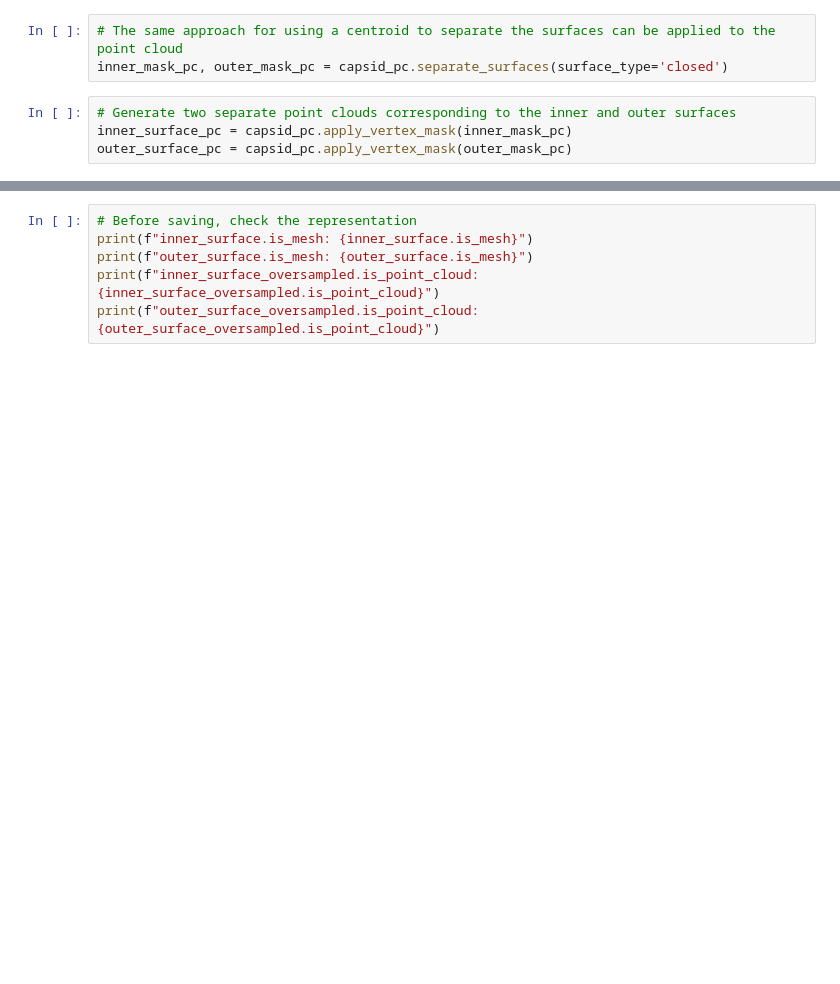
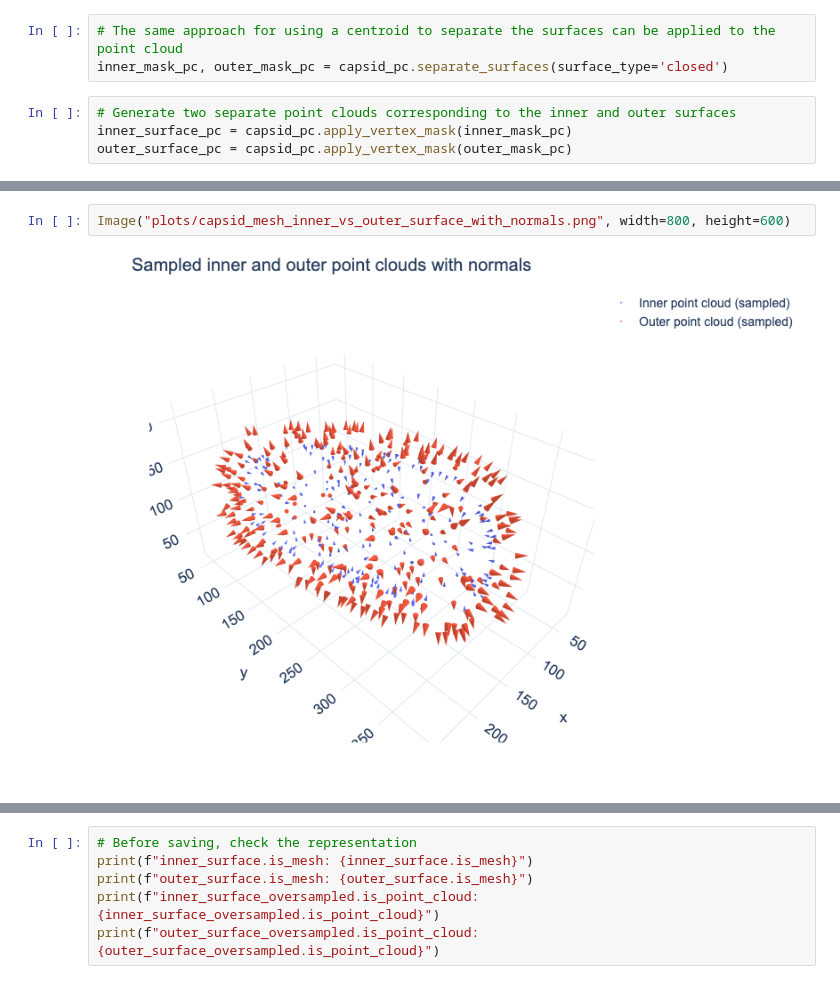
Before and after one commit to turonova/cryoCAT, a Jupyter notebook: docs/source/tutorials/surface_sampling/oversample_capsid.ipynb, the cells around one changed output, grey strips where cells are left out. Cells and saved outputs as stored; diff of their text form; blank space fills up the shorter version.

```diff
--- a/docs/source/tutorials/surface_sampling/oversample_capsid.ipynb
+++ b/docs/source/tutorials/surface_sampling/oversample_capsid.ipynb
@@ -229 +310,5 @@ Number of points in outer_surface_oversampled_pc: 2133
+# %%
+Image("plots/capsid_mesh_inner_vs_outer_surface_with_normals.png", width=800, height=600)
+# %% [output]
+[figure, added]
 # %% [markdown]
```
Also changed, not shown: parts of 36 cells of this notebook, 3 other files.
